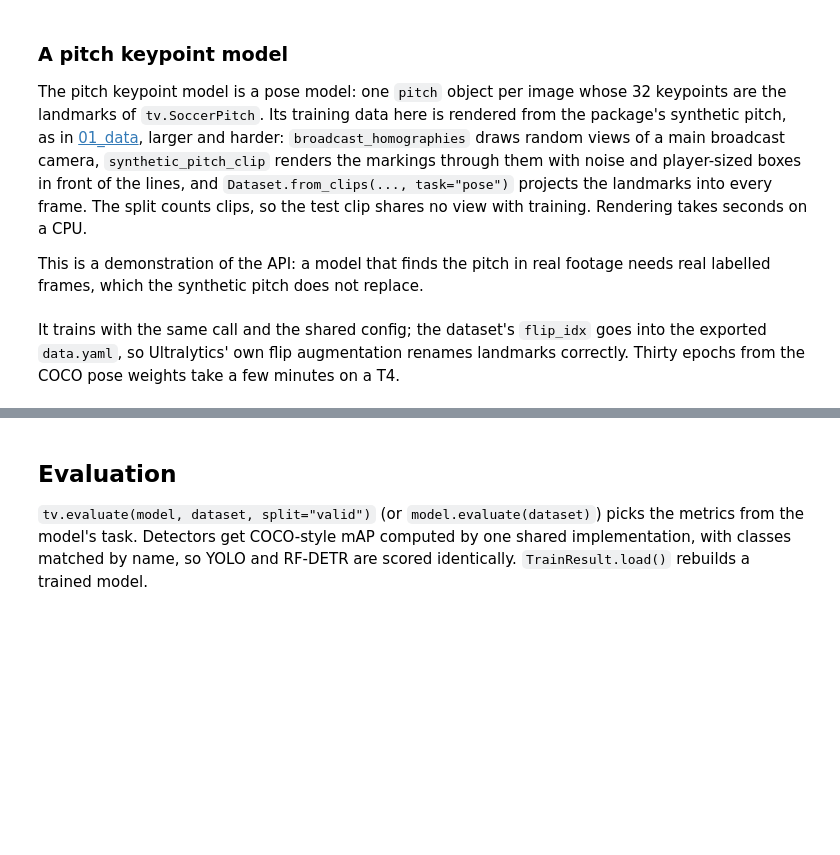
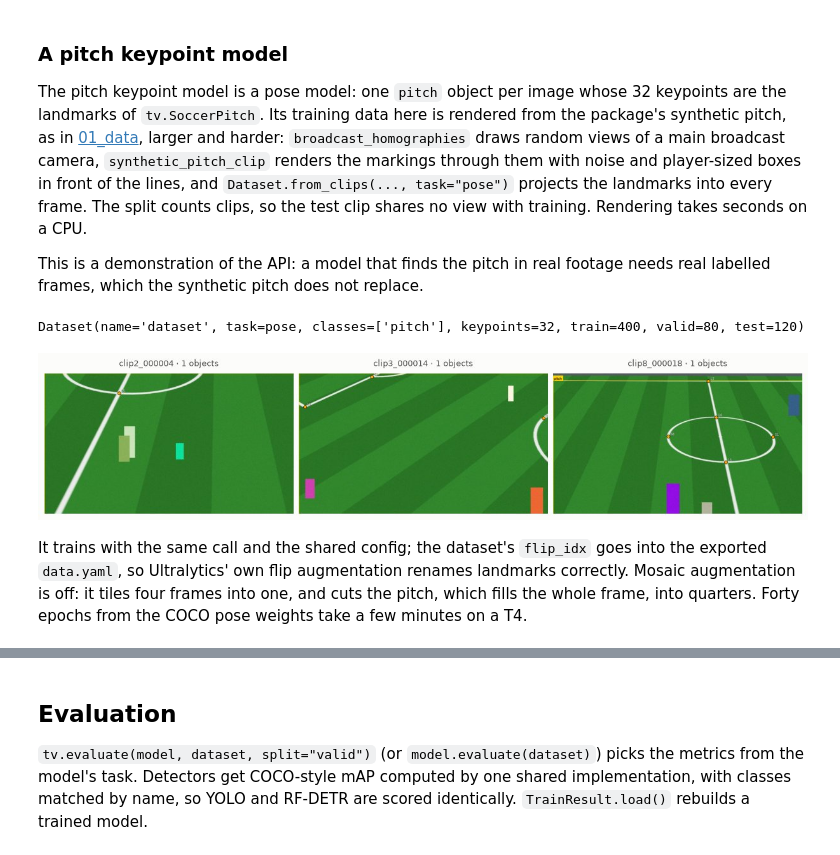
Before and after one commit to RedHot099/TactiFootVision, a Jupyter notebook: notebooks/03_training_and_evaluation.ipynb, the cells around one changed output, grey strips where cells are left out. Saved outputs shown, nothing was run; the diff lists cells and outputs as text; code cells hidden in the pictures; blank space fills up the shorter version.

```diff
--- a/notebooks/03_training_and_evaluation.ipynb
+++ b/notebooks/03_training_and_evaluation.ipynb
@@ -172,8 +209,14 @@ environment with the extra (`pip install "tactifoot-vision[rfdetr]"`, or
 `uv sync --extra rfdetr` in a checkout) runs them. The saved outputs of this
 notebook come from such a run.
 # %%
+import warnings
+
 try:
-    tv.utils.require_extra("rfdetr")
+    with (
+        warnings.catch_warnings()
+    ):  # RF-DETR's import warns about torch.jit and its own regexes
+        warnings.simplefilter("ignore")
+        tv.utils.require_extra("rfdetr")
     has_rfdetr = True
 except ImportError as error:
     has_rfdetr = False
@@ -230,27 +276,31 @@ replace.
 # %%
 size = (640, 360)
 clips = [
     tv.data.synthetic_pitch_clip(
         OUT / "pitch_views" / f"clip{seed}" / f"clip{seed}_%06d.jpg",
         tv.data.broadcast_homographies(40, size, seed=seed),
         size,
         line_width=0.25,  # metres: the real 12 cm would be under a pixel here
         noise=4,
         occluders=3,  # player-sized boxes over the markings
         seed=seed,
     )
-    for seed in range(6)
+    for seed in range(15)
 ]
 pitch_data = tv.data.Dataset.from_clips(
     clips, train=0.66, valid=0.17, test=0.17, task="pose"
 )
 print(pitch_data)
 tv.viz.show_samples(pitch_data, "train", n=3)
+# %% [output]
+Dataset(name='dataset', task=pose, classes=['pitch'], keypoints=32, train=400, valid=80, test=120)
+[figure, added]
 # %% [markdown]
 It trains with the same call and the shared config; the dataset's `flip_idx`
 goes into the exported `data.yaml`, so Ultralytics' own flip augmentation
-renames landmarks correctly. Thirty epochs from the COCO pose weights take a
-few minutes on a T4.
+renames landmarks correctly. Mosaic augmentation is off: it tiles four
+frames into one, and cuts the pitch, which fills the whole frame, into
+quarters. Forty epochs from the COCO pose weights take a few minutes on a T4.
 # %%
 pose_run = tv.train(
     "yolo_pose",
```
Also changed, not shown: parts of 15 cells of this notebook, 17 other files.
